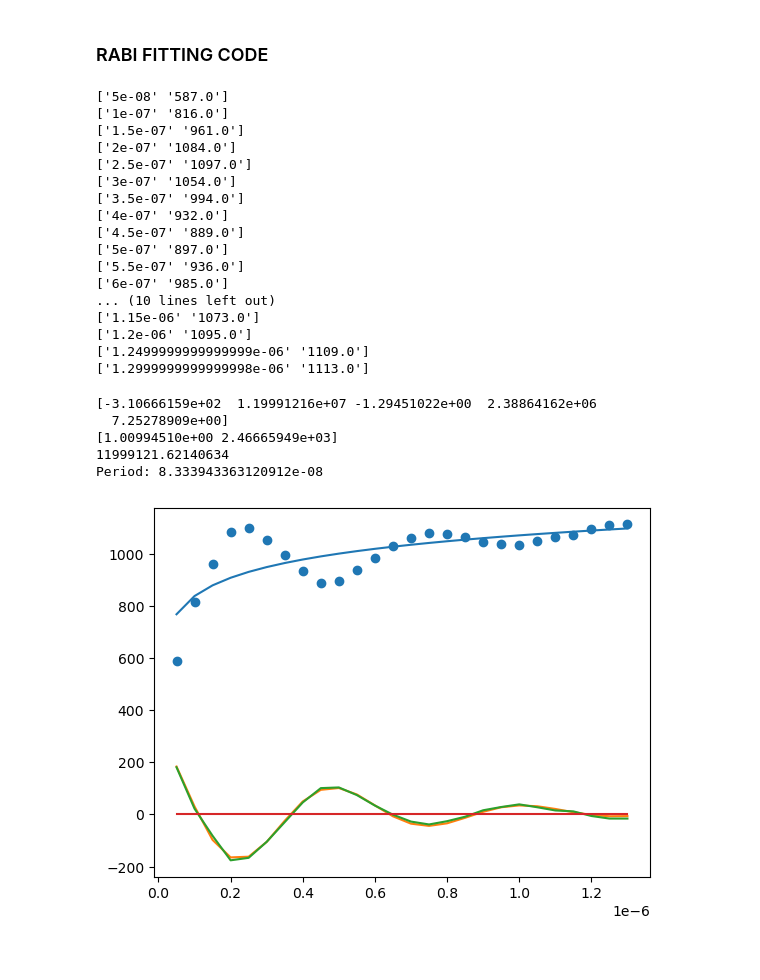
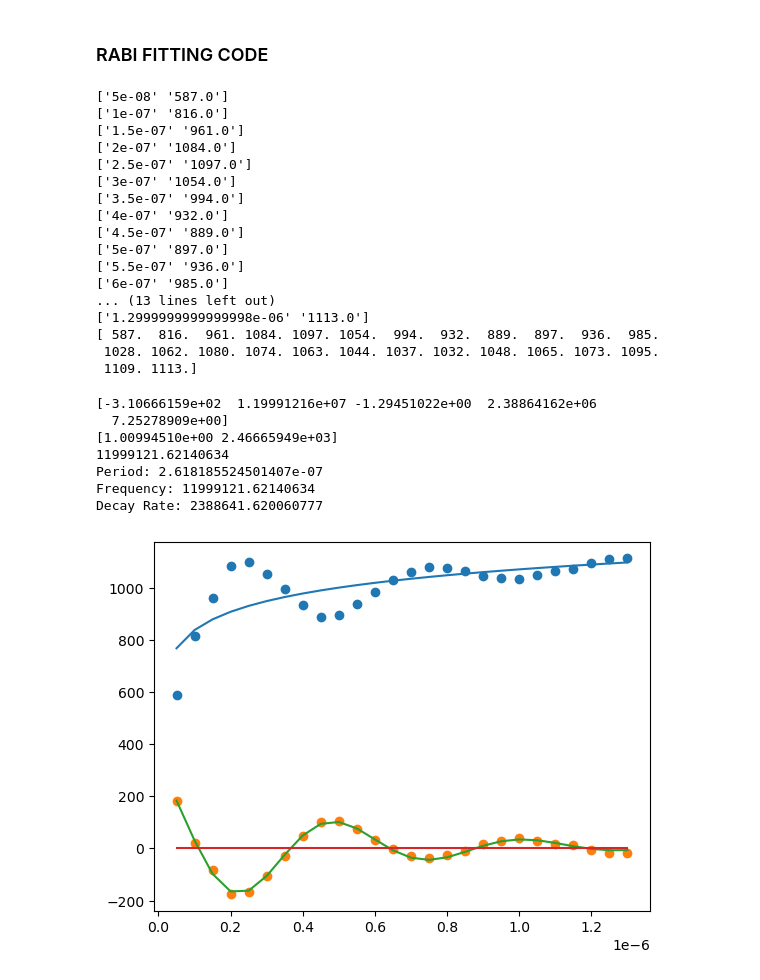
Before and after one commit to yudgy/ee400-lab2-qubit-control, a Jupyter notebook: Rabi_exp.ipynb, the cells around one changed output. Cells and saved outputs as stored; diff of their text form; code cells hidden in the pictures.

```diff
--- a/Rabi_exp.ipynb
+++ b/Rabi_exp.ipynb
@@ -164,7 +164,7 @@ pulser.stop()
 #write data to a csv file to save the data
 
 dt = str(datetime.datetime.now()).strip().replace(' ', '-').replace('.','-').replace(':',"-")
-filename = "outputs/Rabi" + dt + ".csv"
+filename = "outputs/sample-aom05-power" + str(rf_power * -1) + ".csv"
 header = ['rf_frequency(MHz)', 'Lock in amp mag']
 with open(filename, 'w', newline='') as csvfile:
     csvwriter = csv.writer(csvfile)
@@ -199,7 +199,7 @@ import numpy as np
 import matplotlib.pyplot as plt
 from scipy.optimize import curve_fit
 # %%
-filename = 'Rabi2026-04-30-13-39-25-024190.csv' #enter the file name & path(if it is not in the same folder) as a string
+filename = 'sample-aom40-power5.csv' #enter the file name & path(if it is not in the same folder) as a string
 
 with open('outputs/' + filename, 'r') as f:
     reader = csv.reader(f)
@@ -216,6 +216,8 @@ for i in range(len(data_array)):
         print(data_array[i])
         rf_pulse_width[i-1] = float(data_array[i][0])
         lock_in_mag[i-1] = float(data_array[i][1])
+
+print(lock_in_mag)
 # %% [output]
 ['5e-08' '587.0']
 ['1e-07' '816.0']
@@ -229,11 +231,11 @@ for i in range(len(data_array)):
 ['5e-07' '897.0']
 ['5.5e-07' '936.0']
 ['6e-07' '985.0']
-... (10 lines left out)
-['1.15e-06' '1073.0']
-['1.2e-06' '1095.0']
-['1.2499999999999999e-06' '1109.0']
+... (13 lines left out)
 ['1.2999999999999998e-06' '1113.0']
+[ 587.  816.  961. 1084. 1097. 1054.  994.  932.  889.  897.  936.  985.
+ 1028. 1062. 1080. 1074. 1063. 1044. 1037. 1032. 1048. 1065. 1073. 1095.
+ 1109. 1113.]
 # %%
 #TODO: set initial guesses for curve fitting
 sinusoid_amp = 3000  #starting amp of signal
@@ -270,21 +272,25 @@ print(popt)
 print(logpopt)
 print(popt[1])
 
-period = 1 / popt[1]
+period = np.pi / popt[1]
 print(f'Period: {period}')
+print(f'Frequency: {popt[1]}')
+print(f'Decay Rate: {popt[3]}')
 # %% [output]
 [-3.10666159e+02  1.19991216e+07 -1.29451022e+00  2.38864162e+06
   7.25278909e+00]
 [1.00994510e+00 2.46665949e+03]
 11999121.62140634
-Period: 8.333943363120912e-08
+Period: 2.618185524501407e-07
+Frequency: 11999121.62140634
+Decay Rate: 2388641.620060777
 # %%
 plt.plot(rf_pulse_width, lock_in_mag, 'o')
-plt.plot(rf_pulse_width, damped_sin_func(rf_pulse_width, popt[0], popt[1], popt[2], popt[3], popt[4]))
 # plt.plot(rf_pulse_width, damped_sin_func(rf_pulse_width, popt[0], popt[1], popt[2], popt[3], popt[4]) - lock_in_mag)
 plt.plot(rf_pulse_width, logb(rf_pulse_width, logpopt[0], logpopt[1]), color="tab:blue")
-plt.plot(rf_pulse_width, decaying_exp_sin)
+plt.plot(rf_pulse_width, decaying_exp_sin, 'o')
+plt.plot(rf_pulse_width, damped_sin_func(rf_pulse_width, popt[0], popt[1], popt[2], popt[3], popt[4]))
 plt.plot(rf_pulse_width, np.zeros(len(rf_pulse_width)))
 plt.show()
 # %% [output]
-[figure, old version]
+[figure, new version]
```
Also changed, not shown: parts of 2 cells of this notebook, 25 other files.
